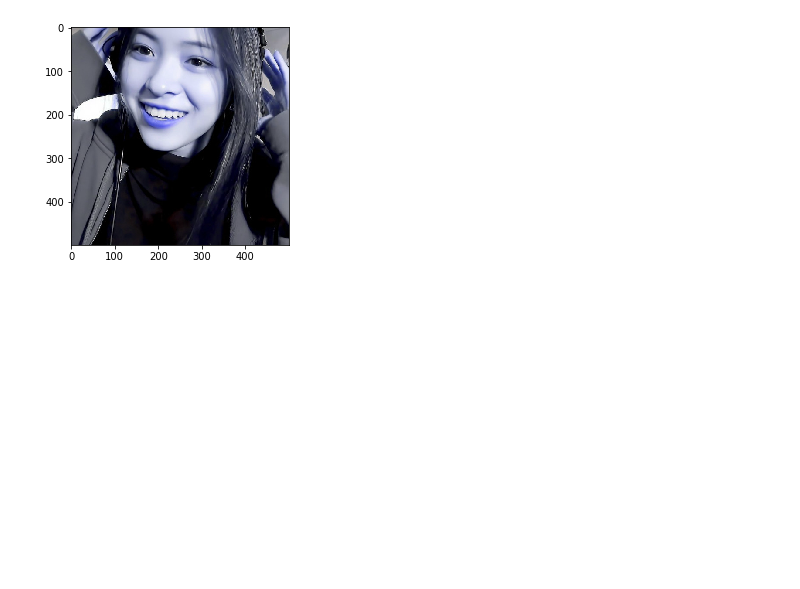
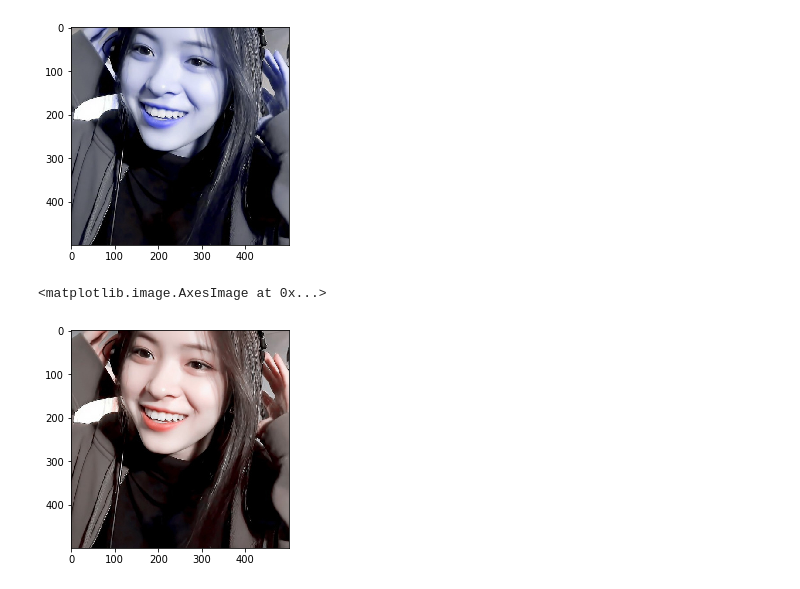
Before and after one commit to ibnutriyuono/grafika-citra2019, a Jupyter notebook: TUBES-2.ipynb, the cells around one changed output. Saved outputs shown, nothing was run; the diff lists cells and outputs as text; code cells hidden in the pictures; blank space fills up the shorter version.

```diff
--- a/TUBES-2.ipynb
+++ b/TUBES-2.ipynb
@@ -18,5 +18,8 @@ plt.imshow(img_raw)
 <matplotlib.image.AxesImage at 0x...>
 [figure]
 # %%
-img_rg = cv2.cvtColor(img_raw, cv2.COLOR_BGR2RGB)
+img_rgb = cv2.cvtColor(img_raw, cv2.COLOR_BGR2RGB)
 plt.imshow(img_rgb)
+# %% [output]
+<matplotlib.image.AxesImage at 0x...>
+[figure, added]
```
Also changed, not shown: 1 other file.
